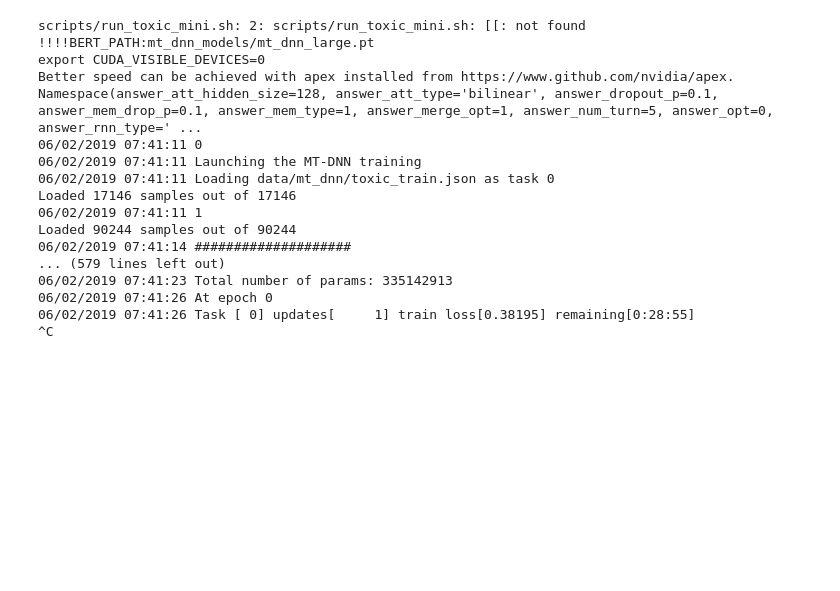
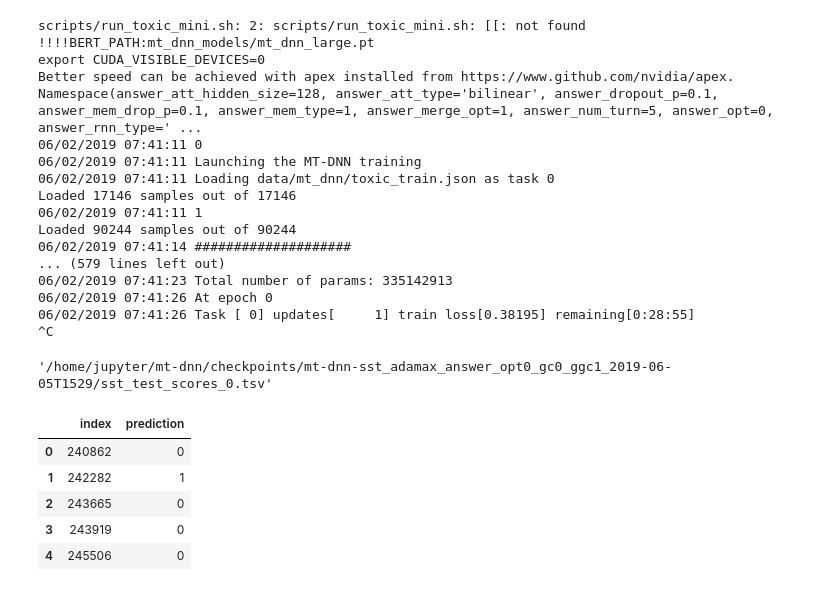
Before and after one commit to epdansereau/mt-dnn, a Jupyter notebook: toxic_as_sst.ipynb, the cells around one changed output. Drawn from its saved outputs; the diff is of its cells as text; code cells hidden in the pictures; blank space fills up the shorter version.

```diff
--- a/toxic_as_sst.ipynb
+++ b/toxic_as_sst.ipynb
@@ -123,0 +136,4 @@ Loaded 90244 samples out of 90244
+# %%
+result0
+# %% [output]
+'/home/jupyter/mt-dnn/checkpoints/mt-dnn-sst_adamax_answer_opt0_gc0_ggc1_2019-06-05T1529/sst_test_scores_0.tsv'
@@ -123,0 +144,9 @@ Loaded 90244 samples out of 90244
+# %%
+res0.head()
+# %% [output]
+|  | index | prediction |
+| 0 | 240862 | 0 |
+| 1 | 242282 | 1 |
+| 2 | 243665 | 0 |
+| 3 | 243919 | 0 |
+| 4 | 245506 | 0 |
```
Also changed, not shown: parts of 20 cells of this notebook, 3 other files.
